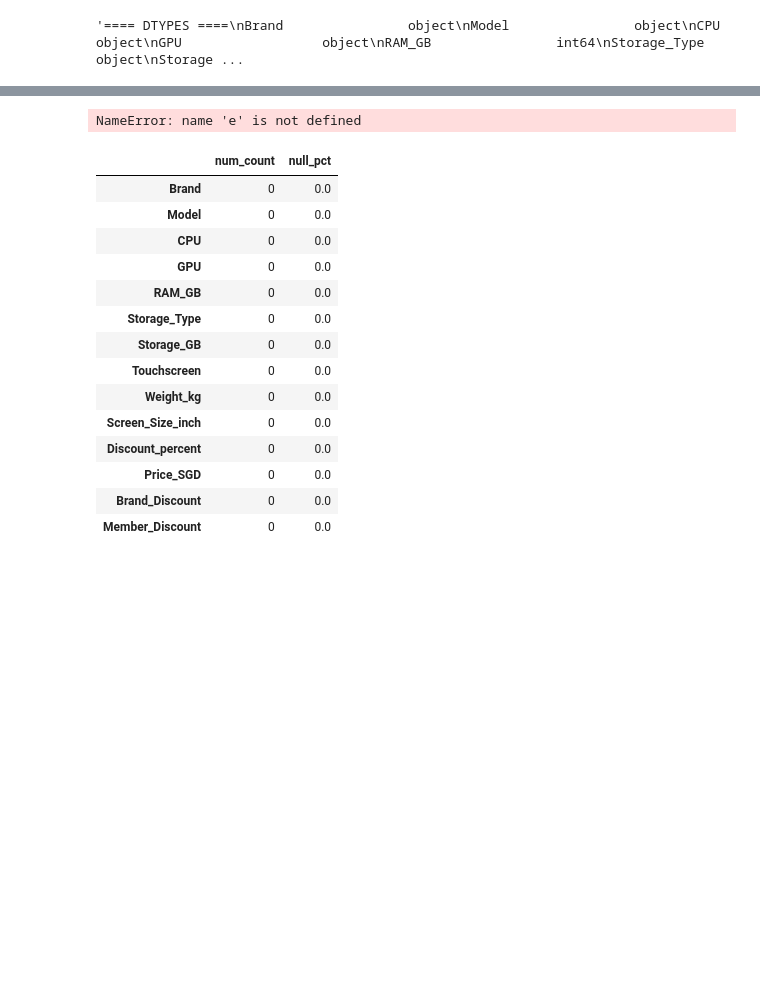
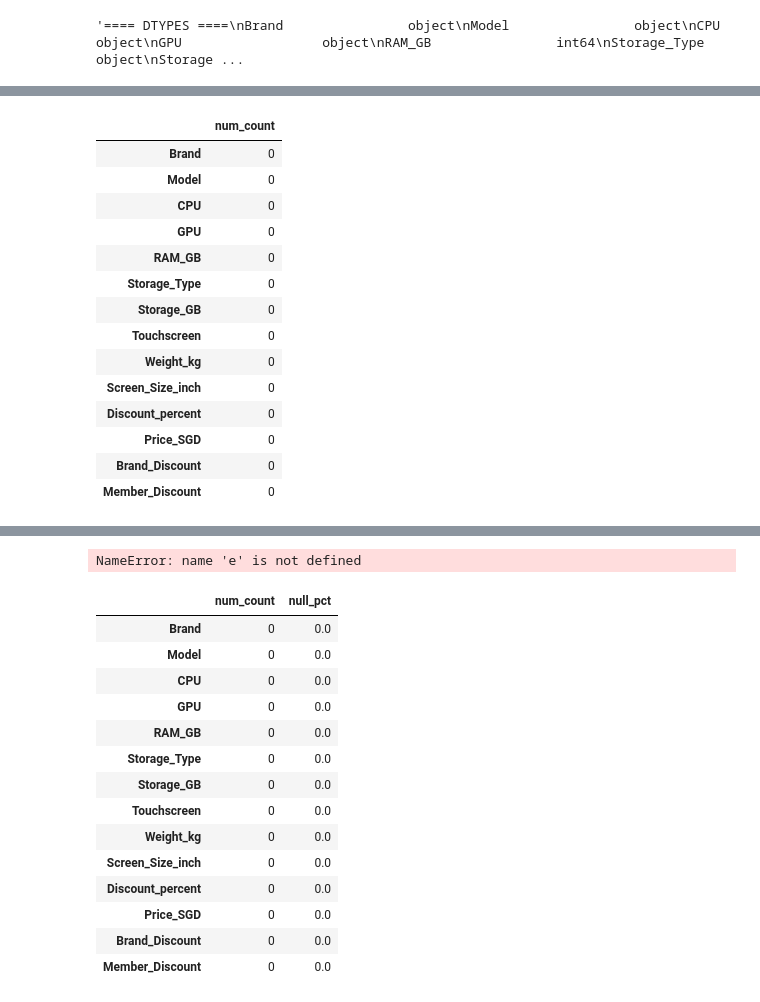
Before and after one commit to ShuAng1602/ADALL_Github, a Jupyter notebook: Main.ipynb, the cells around one changed output, grey strips where cells are left out. Drawn from its saved outputs; the diff is of its cells as text; code cells hidden in the pictures; blank space fills up the shorter version.

```diff
--- a/Main.ipynb
+++ b/Main.ipynb
@@ -146,0 +171,18 @@ TypeError: NDFrame.describe() got an unexpected keyword argument 'inclde'
+# %%
+df.isna().sum().to_frame("num_count") # column header num_count
+# %% [output]
+|  | num_count |
+| Brand | 0 |
+| Model | 0 |
+| CPU | 0 |
+| GPU | 0 |
+| RAM_GB | 0 |
+| Storage_Type | 0 |
+| Storage_GB | 0 |
+| Touchscreen | 0 |
+| Weight_kg | 0 |
+| Screen_Size_inch | 0 |
+| Discount_percent | 0 |
+| Price_SGD | 0 |
+| Brand_Discount | 0 |
+| Member_Discount | 0 |
```
Also changed, not shown: parts of 8 cells of this notebook.
